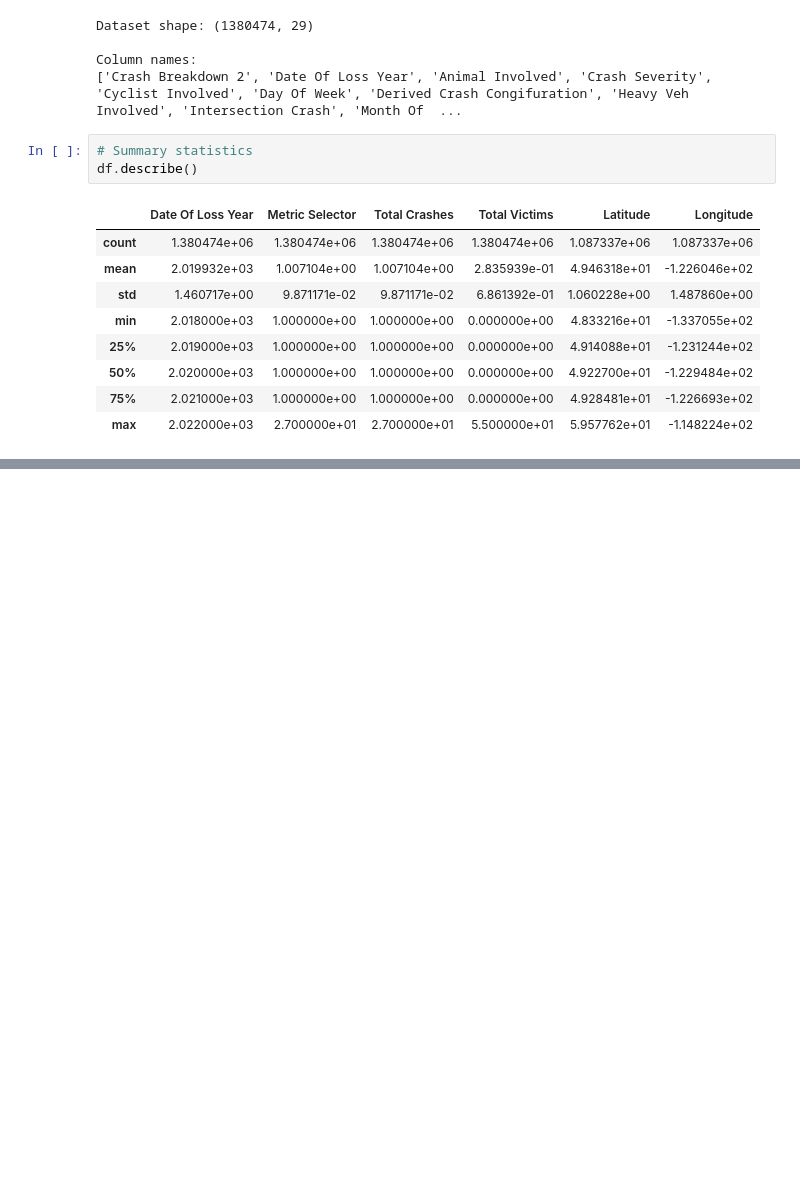
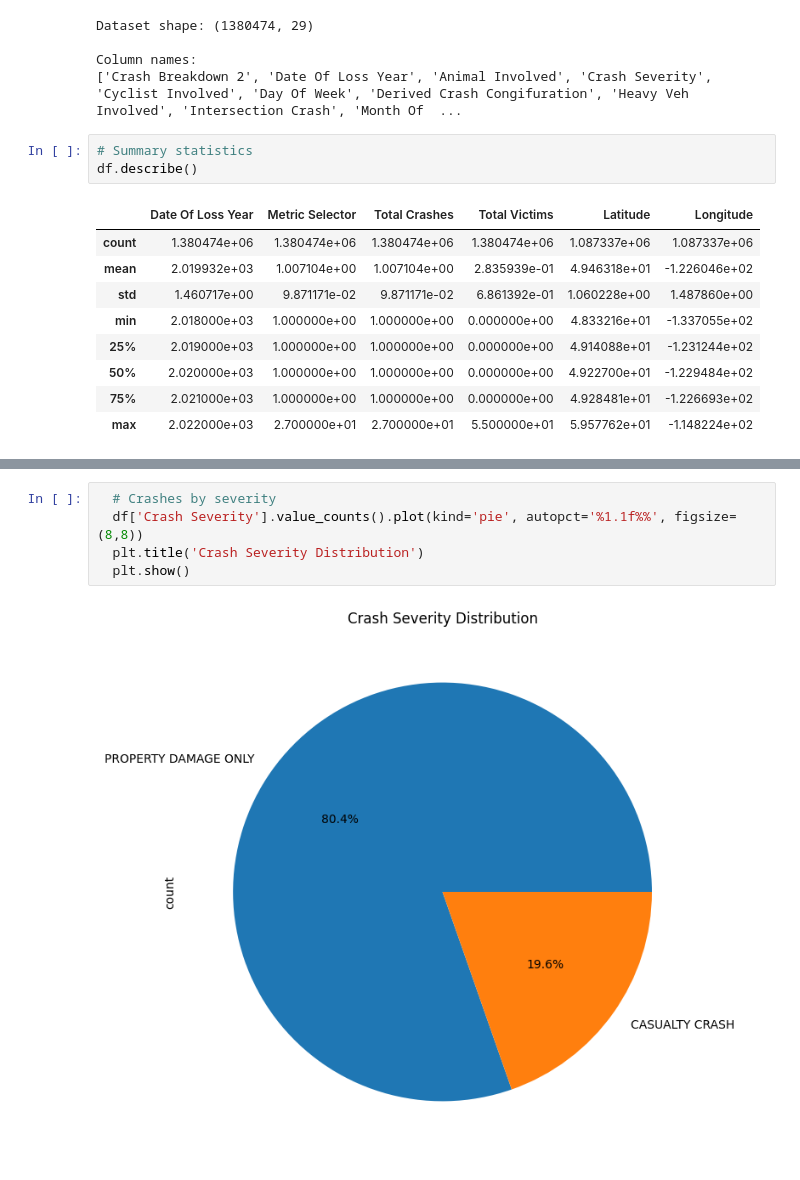
Before and after one commit to olyaiy/sci-300, a Jupyter notebook: analysis.ipynb, the cells around one changed output, grey strips where cells are left out. Saved outputs shown, nothing was run; the diff lists cells and outputs as text; blank space fills up the shorter version.

```diff
--- a/analysis.ipynb
+++ b/analysis.ipynb
@@ -49,0 +128,7 @@ df.describe()
+# %%
+  # Crashes by severity
+  df['Crash Severity'].value_counts().plot(kind='pie', autopct='%1.1f%%', figsize=(8,8))
+  plt.title('Crash Severity Distribution')
+  plt.show()
+# %% [output]
+[figure, added]
```
Also changed, not shown: parts of 8 cells of this notebook.
